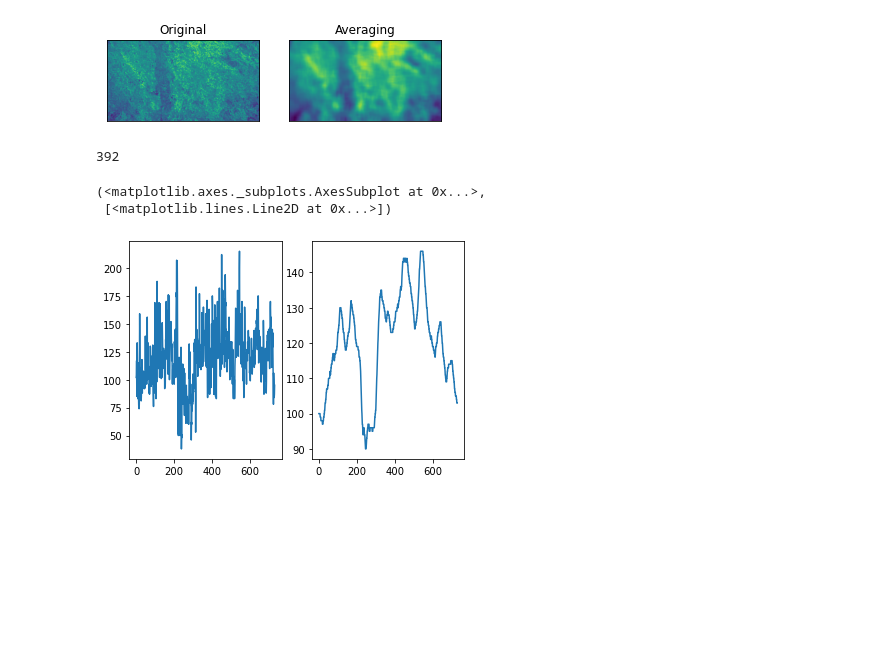
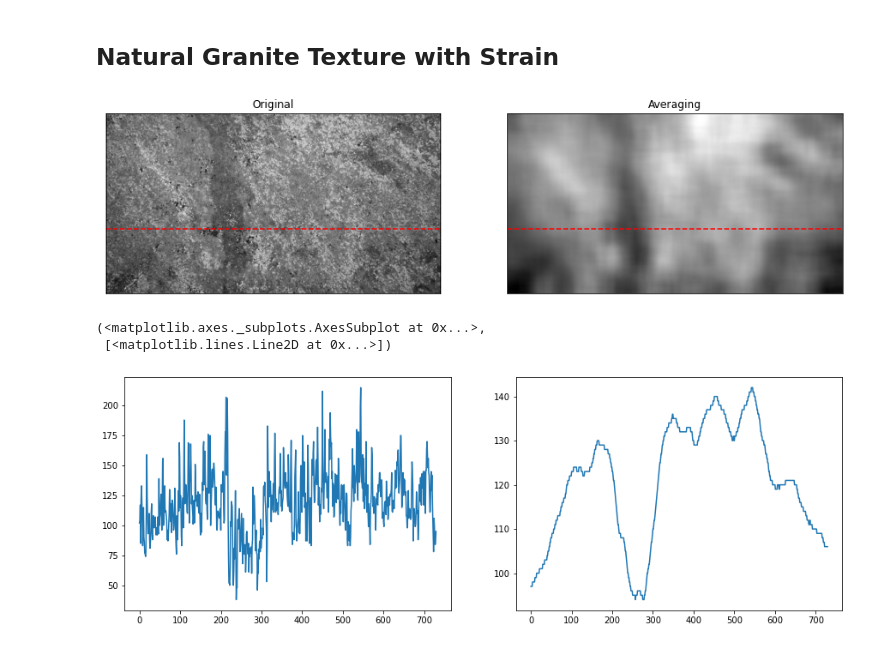
Before and after one commit to ruslylove/conda, a Jupyter notebook: image_test.ipynb, the cells around one changed output. Drawn from its saved outputs; the diff is of its cells as text; code cells hidden in the pictures; blank space fills up the shorter version.

```diff
--- a/image_test.ipynb
+++ b/image_test.ipynb
@@ -1,28 +1,31 @@
+# %% [markdown]
+## Natural Granite Texture with Strain
 # %%
 import cv2
 import numpy as np
 from matplotlib import pyplot as plt
 
-img = cv2.imread('Stone-Texture.jpg',2)
+plt.rcParams["figure.figsize"] = (15,5)
 
-kernel = np.ones((30,30),np.float32)/(30*30)
+img = cv2.imread('Natural-stone-Texture.jpg',2)
+
+kernel = np.ones((50,50),np.float32)/(50*50)
 dst = cv2.filter2D(img,-1,kernel)
 
-plt.subplot(121),plt.imshow(img),plt.title('Original')
+plt.subplot(121),plt.imshow(img,cmap="gray"),plt.title('Original')
 plt.xticks([]), plt.yticks([])
-plt.subplot(122),plt.imshow(dst),plt.title('Averaging')
+plt.axhline(y=250,color='red',linestyle='--')
+plt.subplot(122),plt.imshow(dst,cmap="gray"),plt.title('Averaging')
 plt.xticks([]), plt.yticks([])
+plt.axhline(y=250,color='red',linestyle='--')
+
 plt.show()
 # %% [output]
-[figure, old version]
+[figure, new version]
-# %%
-len(img)
-# %% [output]
-392
 # %%
 plt.subplot(121), plt.plot(img[250][:])
 plt.subplot(122),plt.plot(dst[250][:])
 # %% [output]
 (<matplotlib.axes._subplots.AxesSubplot at 0x...>,
  [<matplotlib.lines.Line2D at 0x...>])
-[figure, old version]
+[figure, new version]
```
Also changed, not shown: parts of 1 cell of this notebook.
